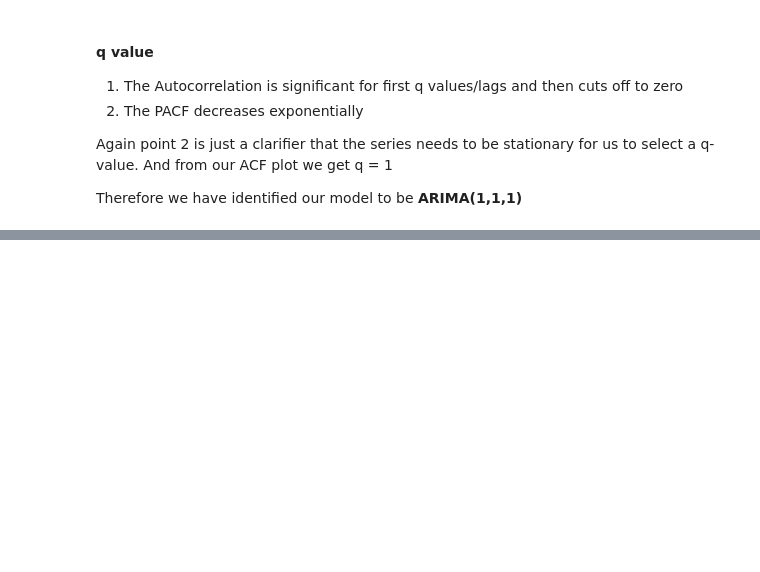
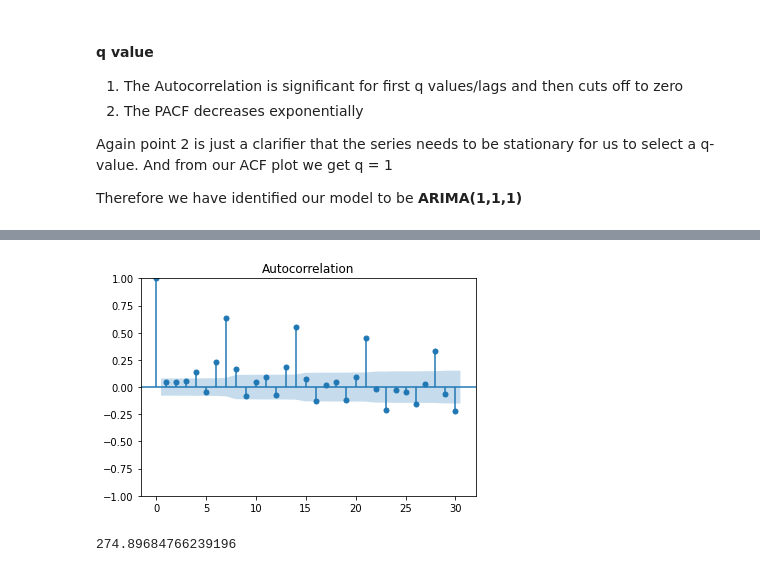
Before and after one commit to majimearun/crux-round3-tasks, a Jupyter notebook: task1/arima.ipynb, the cells around one changed output, grey strips where cells are left out. Saved outputs shown, nothing was run; the diff lists cells and outputs as text; code cells hidden in the pictures; blank space fills up the shorter version.

Commit message:
seasonality causes high error
despite choosing the right p,d,q values. we get very significant errors, indicating a mistake. from the acf plot, there might be a chance of seasonality causing this.

```diff
--- a/task1/arima.ipynb
+++ b/task1/arima.ipynb
@@ -166,0 +169,10 @@ Therefore we have identified our model to be **ARIMA(1,1,1)**
+# %%
+# train test split
+confirmed_daily.index.freq="D"
+train = confirmed_daily.iloc[:int(len(confirmed_daily) * 0.8)]
+test = confirmed_daily.iloc[int(len(confirmed_daily) * 0.8):]
+# %%
+from statsmodels.tsa.arima.model import ARIMA
+arima = ARIMA(train.Total.astype(np.float64), order=(1, 1, 1),  freq="D")
+arima_model = arima.fit()
+arima_model.summary()
@@ -166,0 +199,4 @@ Therefore we have identified our model to be **ARIMA(1,1,1)**
+# %%
+arima_residual_acf = plot_acf(arima_model.resid, lags=30)
+# %% [output]
+[figure, added]
@@ -166,0 +207,4 @@ Therefore we have identified our model to be **ARIMA(1,1,1)**
+# %%
+er.mape()
+# %% [output]
+274.89684766239196
```
Also changed, not shown: parts of 5 cells of this notebook.
